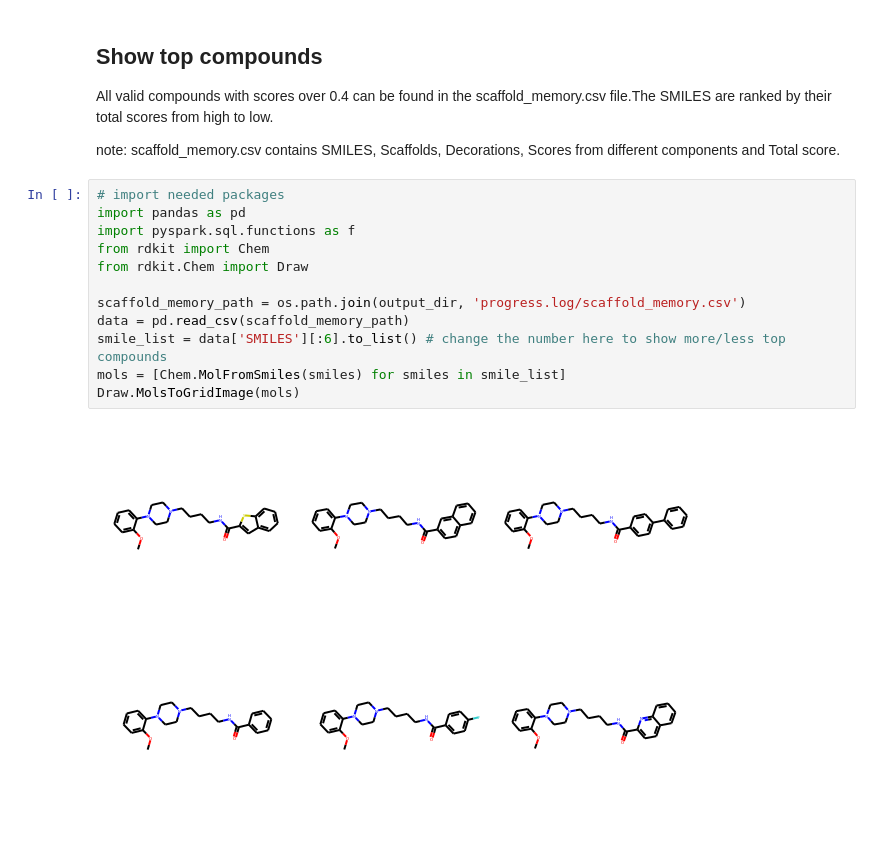
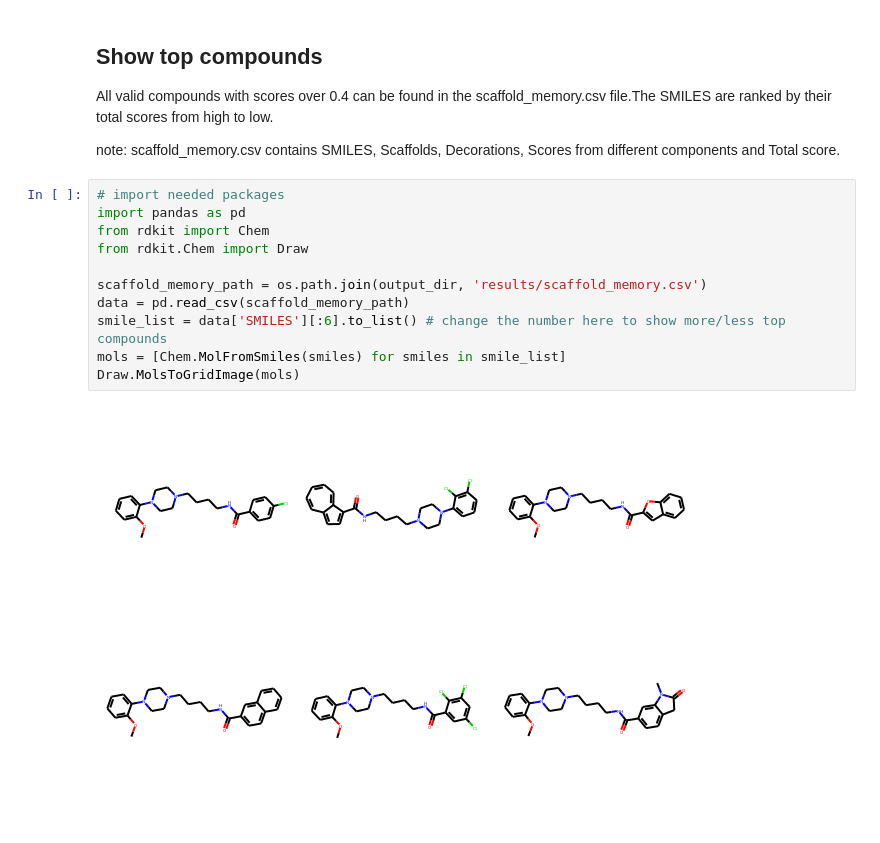
Before and after one commit to MolecularAI/ReinventCommunity, a Jupyter notebook: notebooks/Lib-INVENT_RL1_QSAR.ipynb, the cells around one changed output. Drawn from its saved outputs; the diff is of its cells as text.

```diff
--- a/notebooks/Lib-INVENT_RL1_QSAR.ipynb
+++ b/notebooks/Lib-INVENT_RL1_QSAR.ipynb
@@ -262,14 +264,13 @@ note: scaffold_memory.csv contains SMILES, Scaffolds, Decorations, Scores from d
 # %%
 # import needed packages
 import pandas as pd
-import pyspark.sql.functions as f
 from rdkit import Chem
 from rdkit.Chem import Draw
 
-scaffold_memory_path = os.path.join(output_dir, 'progress.log/scaffold_memory.csv')
+scaffold_memory_path = os.path.join(output_dir, 'results/scaffold_memory.csv')
 data = pd.read_csv(scaffold_memory_path)
 smile_list = data['SMILES'][:6].to_list() # change the number here to show more/less top compounds
 mols = [Chem.MolFromSmiles(smiles) for smiles in smile_list]
 Draw.MolsToGridImage(mols)
 # %% [output]
-[figure, old version]
+[figure, new version]
```
Also changed, not shown: parts of 7 cells of this notebook, 30 other files.
